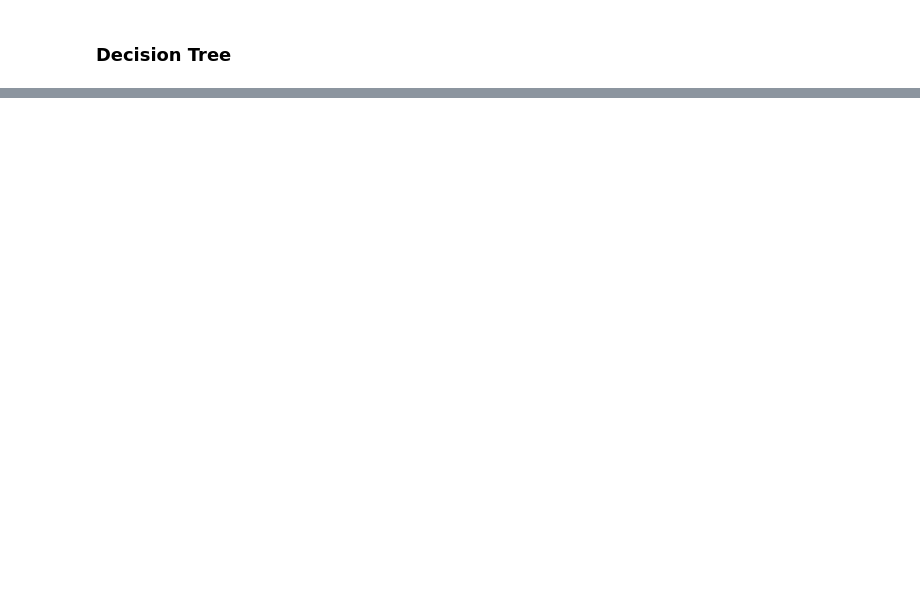
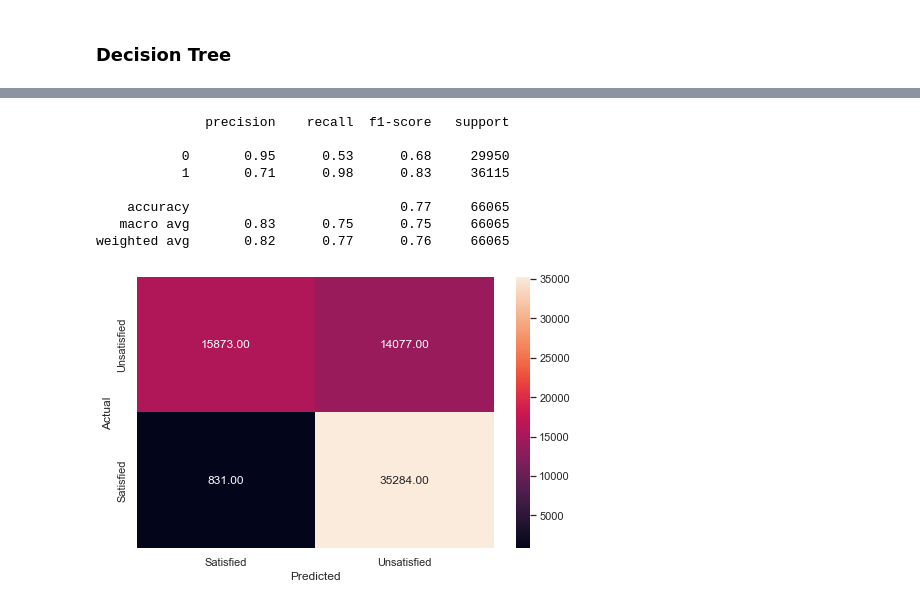
Before and after one commit to lpm0073/idss-hackathon, a Jupyter notebook: models.ipynb, the cells around one changed output, grey strips where cells are left out. Cells and saved outputs as stored; diff of their text form; code cells hidden in the pictures; blank space fills up the shorter version.

```diff
--- a/models.ipynb
+++ b/models.ipynb
@@ -384,0 +464,13 @@ metrics_score(y_test, y_pred_test[:,1]>optimal_threshold_svm)
+# %%
+dt_tuned = estimator.predict(X_train)
+metrics_score(y_train, dt_tuned)
+# %% [output]
+              precision    recall  f1-score   support
+
+           0       0.95      0.53      0.68     29950
+           1       0.71      0.98      0.83     36115
+
+    accuracy                           0.77     66065
+   macro avg       0.83      0.75      0.75     66065
+weighted avg       0.82      0.77      0.76     66065
+[figure, added]
```
Also changed, not shown: parts of 16 cells of this notebook.
